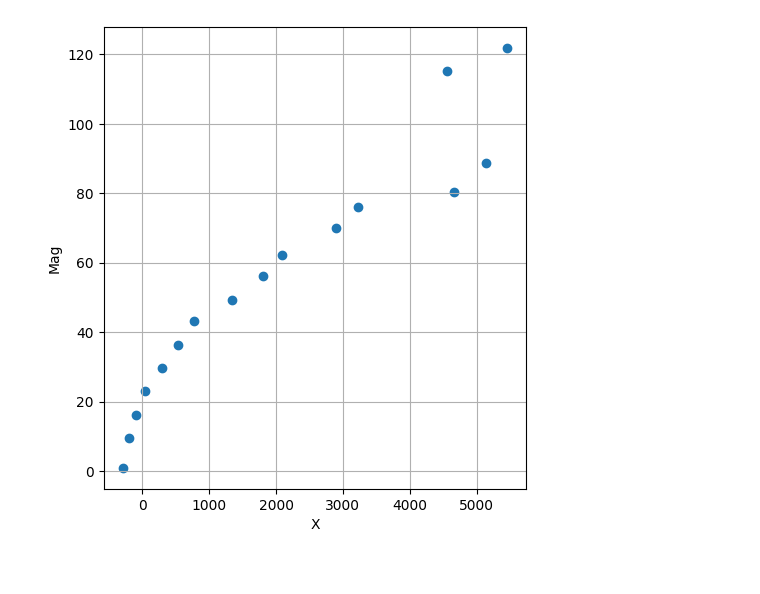
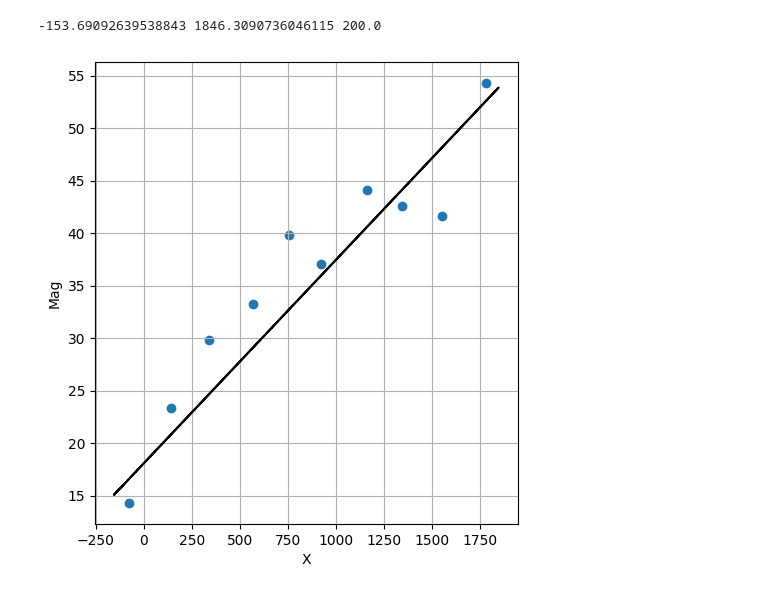
Before and after one commit to colinpate/sus, a Jupyter notebook: cal.ipynb, the cells around one changed output. Saved outputs shown, nothing was run; the diff lists cells and outputs as text; code cells hidden in the pictures.

```diff
--- a/cal.ipynb
+++ b/cal.ipynb
@@ -144,10 +147,8 @@ a_s1_x_lp = sosfiltfilt(sos_lp, a_s1_x)
 a_s2_x_lp = sosfiltfilt(sos_lp, a_s2_x)
 a_proj_lp = sosfiltfilt(sos_lp, a_proj[:, 0])
 
-hp_fc_hz = 1
+hp_fc_hz = 0.5
 sos_hp = butter(N=4, Wn=hp_fc_hz, btype="high", fs=fs, output="sos")
-a_s1_x_lhp = sosfiltfilt(sos_hp, a_s1_x_lp)
-a_s2_x_lhp = sosfiltfilt(sos_hp, a_s2_x_lp)
 a_proj_lhp = sosfiltfilt(sos_hp, a_proj_lp)
 
 dt_s = np.diff(t, prepend=t[0]-0.01)
@@ -155,4 +156,5 @@ print(dt_s.shape)
 print(travel.shape)
 print(mag_proj.shape)
 v = np.diff(travel, prepend=travel[0]) / dt_s
+a_gt = np.diff(v, prepend=v[0]) / dt_s
 # %% [output]
@@ -667,26 +708,30 @@ Worst mean end error: 35.55 mm
 # %%
 # Try some point filtering methods
-num_bins = 20
-min_bin_points = 3
-x_pred_min, x_pred_max = min(pred_x_points), max(pred_x_points) + 1
+num_bins = 10
+min_bin_points = 5
+x_pred_min, x_pred_max = mag_lower_thresh, mag_upper_thresh
 bin_size = (x_pred_max - x_pred_min) / num_bins
+
+print(x_pred_min, x_pred_max, bin_size)
 
 med_filt_x = []
 med_filt_mag = []
 for i in range(num_bins):
-    bin_min_x, bin_max_x = (bin_size * i), (bin_size * (i + 1))
-    bin_mask = (pred_x_points >= bin_min_x) * (pred_x_points < bin_max_x)
+    bin_min_x, bin_max_x = (bin_size * i) + x_pred_min, (bin_size * (i + 1)) + x_pred_min
+    bin_mask = (mag_points >= bin_min_x) * (mag_points < bin_max_x)
     if np.where(bin_mask)[0].size >= min_bin_points:
         med_x = np.median(pred_x_points[bin_mask])
         med_mag = np.median(mag_points[bin_mask])
         med_filt_x.append(med_x)
         med_filt_mag.append(med_mag)
 
 plt.figure(figsize=(12,6))
 plt.subplot(1, 2, 1)
 plt.scatter(med_filt_mag, med_filt_x)
+plt.plot(mag_proj[all_mag_mask], all_travel_preds, alpha=1, label="Predicted travel from mag", color="black")
 plt.ylabel("Mag")
 plt.xlabel("X")
 plt.grid()
 # %% [output]
+-153.69092639538843 1846.3090736046115 200.0
-[figure, old version]
+[figure, new version]
```
Also changed, not shown: parts of 17 cells of this notebook, 8 other files.
